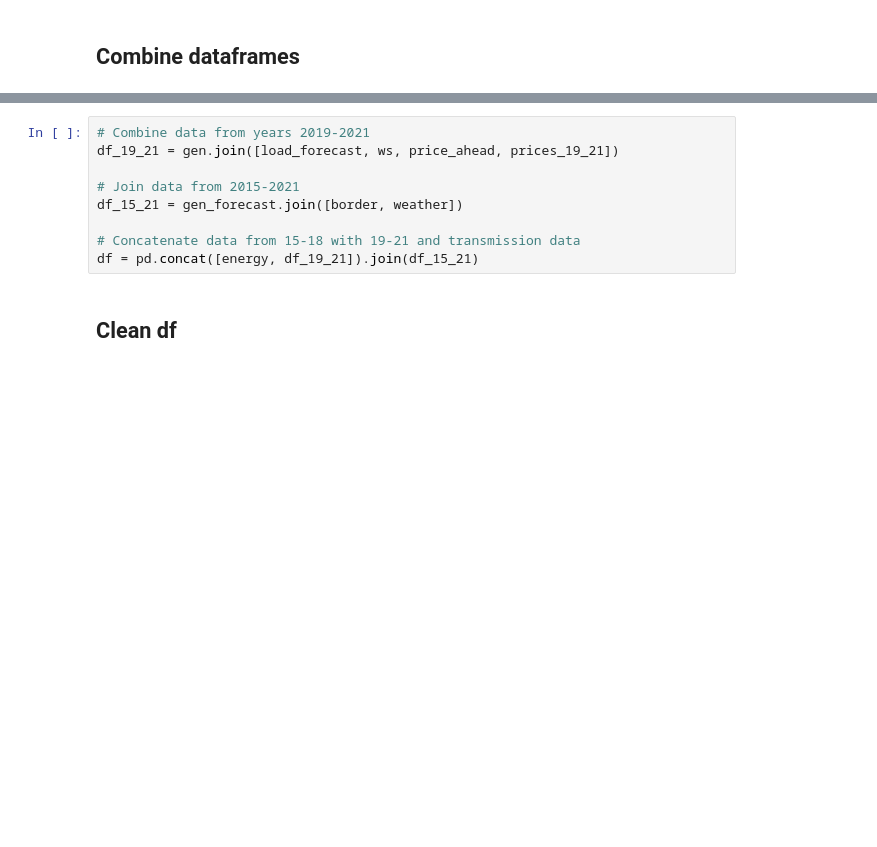
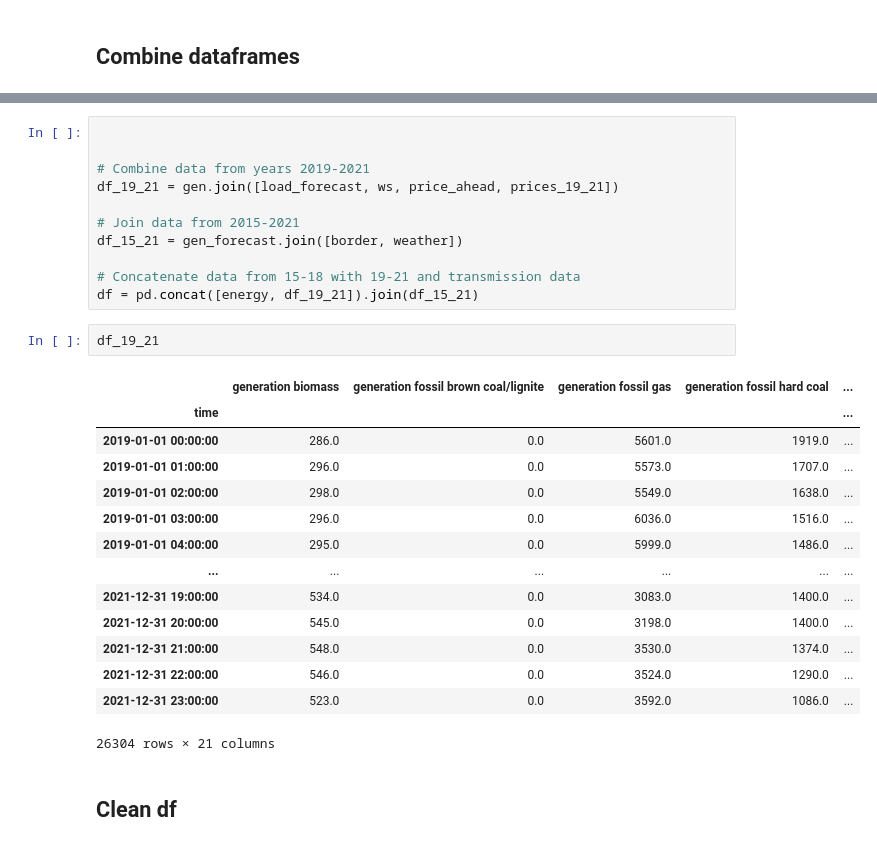
Before and after one commit to EvanHolder/Predicting-Energy-Markets-in-Spain, a Jupyter notebook: scripts/EDA_cleaning.ipynb, the cells around one changed output, grey strips where cells are left out. Drawn from its saved outputs; the diff is of its cells as text; blank space fills up the shorter version.

```diff
--- a/scripts/EDA_cleaning.ipynb
+++ b/scripts/EDA_cleaning.ipynb
@@ -427,4 +442,6 @@ prices_19_21.rename(columns={'price actual':'price_today'},
 # %%
+
+
 # Combine data from years 2019-2021
 df_19_21 = gen.join([load_forecast, ws, price_ahead, prices_19_21])
 
@@ -433,6 +450,23 @@ df_15_21 = gen_forecast.join([border, weather])
 
 # Concatenate data from 15-18 with 19-21 and transmission data
 df = pd.concat([energy, df_19_21]).join(df_15_21)
+# %%
+df_19_21
+# %% [output]
+|  | generation biomass | generation fossil brown coal/lignite | generation fossil gas | generation fossil hard coal | ... |
+| time |  |  |  |  | ... |
+| 2019-01-01 00:00:00 | 286.0 | 0.0 | 5601.0 | 1919.0 | ... |
+| 2019-01-01 01:00:00 | 296.0 | 0.0 | 5573.0 | 1707.0 | ... |
+| 2019-01-01 02:00:00 | 298.0 | 0.0 | 5549.0 | 1638.0 | ... |
+| 2019-01-01 03:00:00 | 296.0 | 0.0 | 6036.0 | 1516.0 | ... |
+| 2019-01-01 04:00:00 | 295.0 | 0.0 | 5999.0 | 1486.0 | ... |
+| ... | ... | ... | ... | ... | ... |
+| 2021-12-31 19:00:00 | 534.0 | 0.0 | 3083.0 | 1400.0 | ... |
+| 2021-12-31 20:00:00 | 545.0 | 0.0 | 3198.0 | 1400.0 | ... |
+| 2021-12-31 21:00:00 | 548.0 | 0.0 | 3530.0 | 1374.0 | ... |
+| 2021-12-31 22:00:00 | 546.0 | 0.0 | 3524.0 | 1290.0 | ... |
+| 2021-12-31 23:00:00 | 523.0 | 0.0 | 3592.0 | 1086.0 | ... |
+26304 rows × 21 columns
 # %% [markdown]
 ## Clean df
 # %%
```
Also changed, not shown: parts of 1 cell of this notebook.
